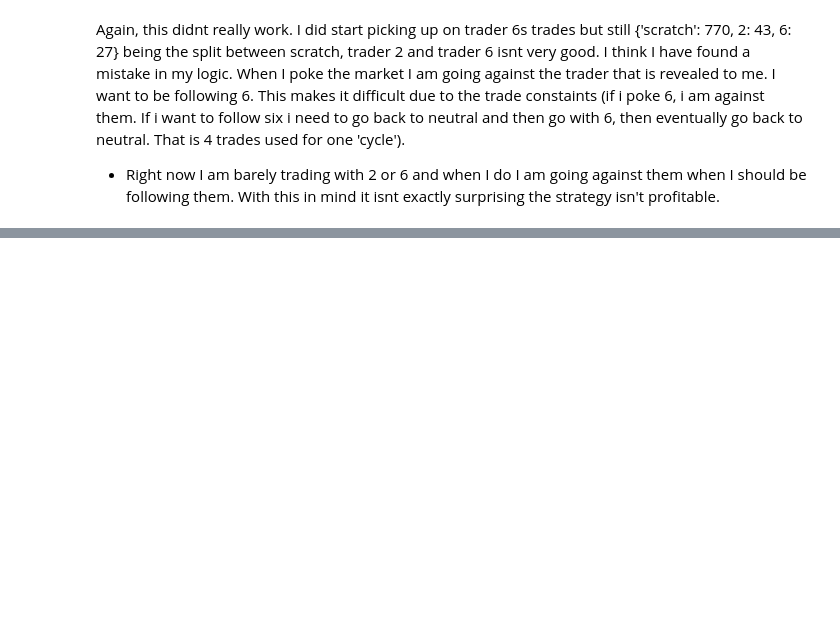
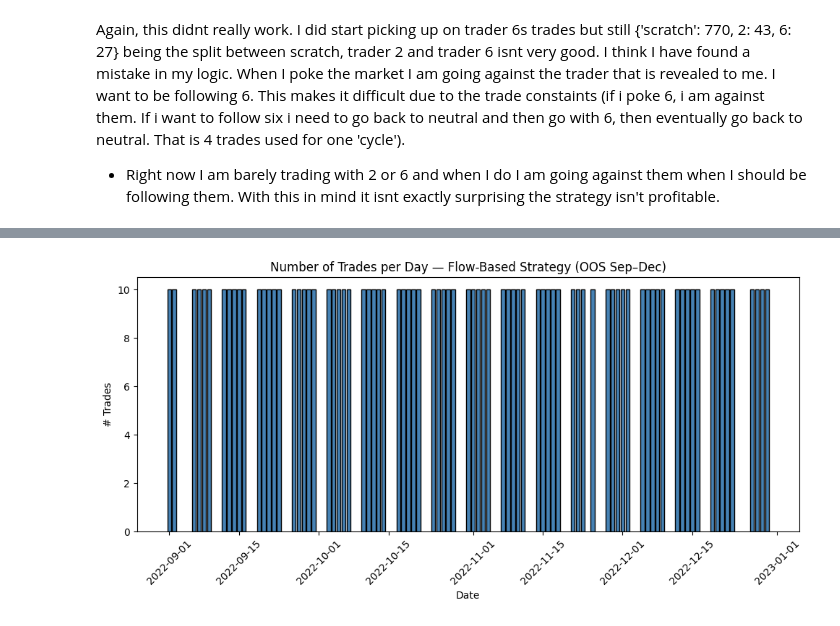
Before and after one commit to FreddieLewin23/FreddieLewin23, a Jupyter notebook: version2_sig_data_exercise.ipynb, the cells around one changed output, grey strips where cells are left out. Saved outputs shown, nothing was run; the diff lists cells and outputs as text; code cells hidden in the pictures; blank space fills up the shorter version.

```diff
--- a/version2_sig_data_exercise.ipynb
+++ b/version2_sig_data_exercise.ipynb
@@ -1089,0 +1130,27 @@ Final Idea:
+# %%
+df = pd.read_csv(CSV_PATH)
+# Basic column detection
+price_col = next((c for c in PRICE_COL_CANDS if c in df.columns), None)
+if price_col is None:
+    raise ValueError("Price column not found. Check PRICE_COL_CANDS.")
+buy_col = next((c for c in BUY_COL_CANDS if c in df.columns), None)
+if buy_col is None:
+    buy_col = next((c for c in df.columns if "buy" in c.lower()), None)
+sell_col = next((c for c in SELL_COL_CANDS if c in df.columns), None)
+if sell_col is None:
+    sell_col = next((c for c in df.columns if "sell" in c.lower()), None)
+
+df["Date"] = pd.to_datetime(df["Date"])
+time_col = next((c for c in TIME_COL_CANDS if c in df.columns), None)
+if time_col is not None:
+    try:
+        df[time_col] = pd.to_datetime(df[time_col]).dt.time
+    except Exception:
+        pass
+    df["dt"] = pd.to_datetime(df["Date"].astype(str) + " " + df[time_col].astype(str))
+else:
+    df["dt"] = df["Date"]
+
+df = df.sort_values("dt").reset_index(drop=True)
+df["day"] = df["dt"].dt.date
+df["month"] = df["dt"].dt.month
@@ -1089,0 +1343,12 @@ Final Idea:
+# %%
+trades_per_day = results.groupby("date").size().reset_index(name="n_trades")
+plt.figure(figsize=(10, 5))
+plt.bar(trades_per_day["date"], trades_per_day["n_trades"], color="steelblue", edgecolor="black")
+plt.title("Number of Trades per Day — Flow-Based Strategy (OOS Sep–Dec)")
+plt.xlabel("Date")
+plt.ylabel("# Trades")
+plt.xticks(rotation=45)
+plt.tight_layout()
+plt.show()
+# %% [output]
+[figure, added]
```
Also changed, not shown: parts of 7 cells of this notebook.
